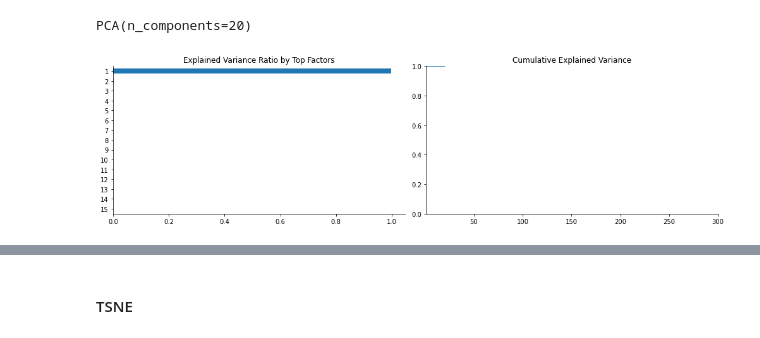
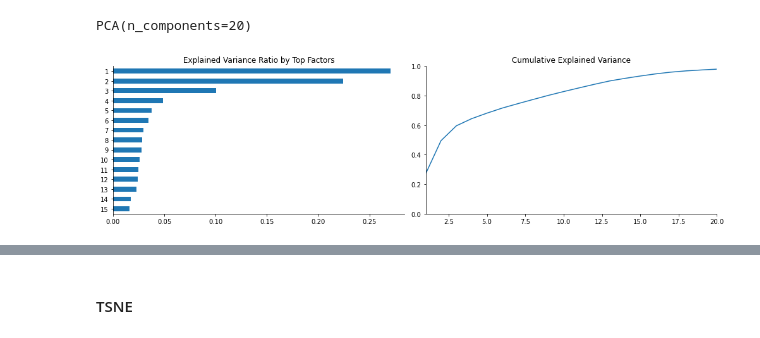
Before and after one commit to StrangeLve/SimpleAlgoTrade, a Jupyter notebook: DataAnalysis/FeatureEngineering.ipynb, the cells around one changed output, grey strips where cells are left out. Saved outputs shown, nothing was run; the diff lists cells and outputs as text; code cells hidden in the pictures.

```diff
--- a/DataAnalysis/FeatureEngineering.ipynb
+++ b/DataAnalysis/FeatureEngineering.ipynb
@@ -321,22 +322,23 @@ data_train[feature_name]
 #### Visualisation in lower dimension using PCA
 # %%
 label_up_or_down = data_train["return_forward"].apply(lambda x: "up" if x >0 else "down")
+scaled_data = StandardScaler().fit_transform(data_train[feature_name])
 pca = PCA(n_components=20)
-pca.fit(data_train[feature_name])
+pca.fit(scaled_data)
 # %% [output]
 PCA(n_components=20)
 # %%
 fig, axes = plt.subplots(ncols=2, figsize=(14, 4))
 title = 'Explained Variance Ratio by Top Factors'
 var_expl = pd.Series(pca.explained_variance_ratio_)
 var_expl.index += 1
 var_expl.iloc[:15].sort_values().plot.barh(title=title,
                                            ax=axes[0])
 var_expl.cumsum().plot(ylim=(0, 1),
                        ax=axes[1],
                        title='Cumulative Explained Variance',
-                       xlim=(1, 300))
+                       xlim=(1, 20))
 sns.despine()
 fig.tight_layout()
 # %% [output]
-[figure, old version]
+[figure, new version]
```
Also changed, not shown: parts of 7 cells of this notebook, 3 other files.
